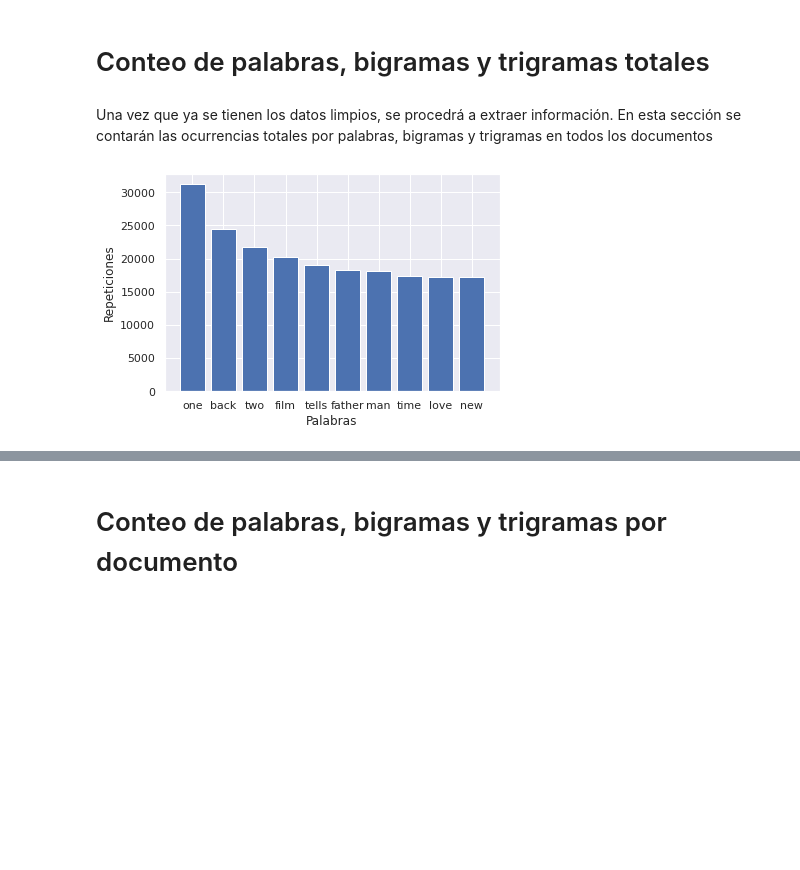
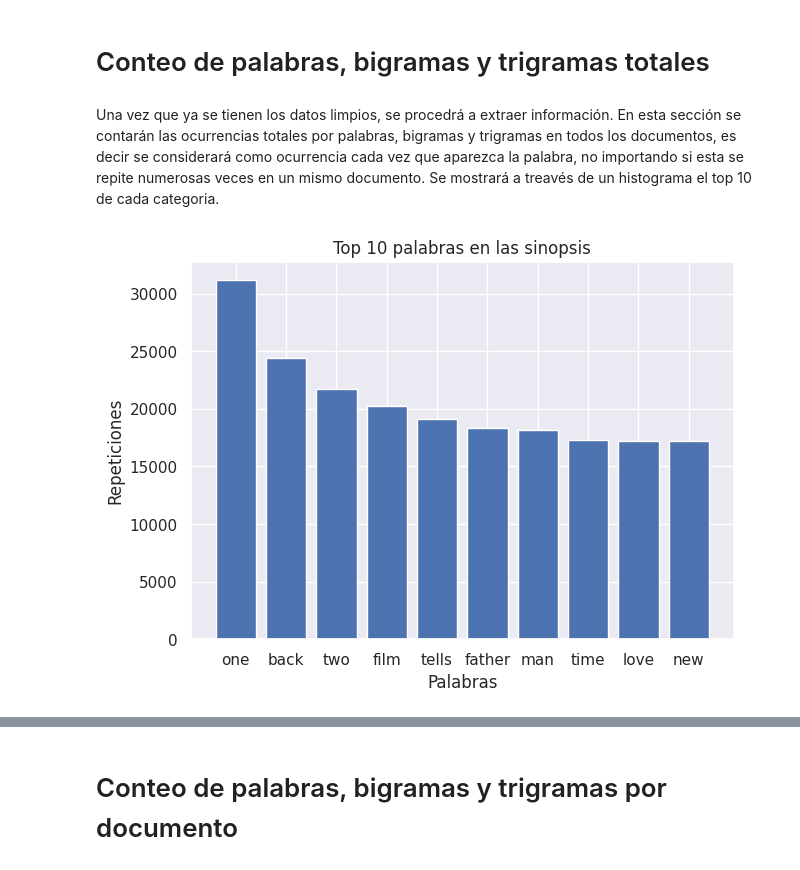
Before and after one commit to danielfrgs/2022_1-Datos-Masivos-I, a Jupyter notebook: Proyectos/P1/P1.ipynb, the cells around one changed output, grey strips where cells are left out. Drawn from its saved outputs; the diff is of its cells as text; code cells hidden in the pictures; blank space fills up the shorter version.

```diff
--- a/Proyectos/P1/P1.ipynb
+++ b/Proyectos/P1/P1.ipynb
@@ -468,7 +465,7 @@ for palabra in plot_summaries_limpio.take(5):
 # %% [markdown]
 # Conteo de palabras, bigramas y trigramas totales
 # %% [markdown]
-Una vez que ya se tienen los datos limpios, se procedrá a extraer información. En esta sección se contarán las ocurrencias totales por palabras, bigramas y trigramas en todos los documentos
+Una vez que ya se tienen los datos limpios, se procedrá a extraer información. En esta sección se contarán las ocurrencias totales por palabras, bigramas y trigramas en todos los documentos, es decir se considerará como ocurrencia cada vez que aparezca la palabra, no importando si esta se repite numerosas veces en un mismo documento. Se mostrará a treavés de un histograma el top 10 de cada categoria.
 # %%
 # Conteo de ourrencias totales de palabras
 plot_summaries_palabras = plot_summaries_limpio.flatMap(lambda x: x) \
@@ -478,18 +475,21 @@ plot_summaries_palabras = plot_summaries_limpio.flatMap(lambda x: x) \
 # %%
 # Graficación del conteo de palabras
 
 import seaborn as sns
 sns.set()
+
+figure(figsize=(7, 5), dpi=100)
 
 histograma = plot_summaries_palabras.take(10)
 palabras = [ palabra for (palabra, _) in histograma ]
 repeticiones = [ repeticiones for (_, repeticiones) in histograma ]
 plt.bar(palabras, repeticiones)
 plt.xlabel('Palabras')
 plt.ylabel('Repeticiones')
+plt.title("Top 10 palabras en las sinopsis")
 plt.show()
 # %% [output]
-[figure, old version]
+[figure, new version]
 # %%
 # Conteo de ourrencias totales de bigramas
 plot_summaries_bigramas = plot_summaries_limpio.flatMap(lambda x: nltk.ngrams(x, 2)) \
```
Also changed, not shown: parts of 39 cells of this notebook.
